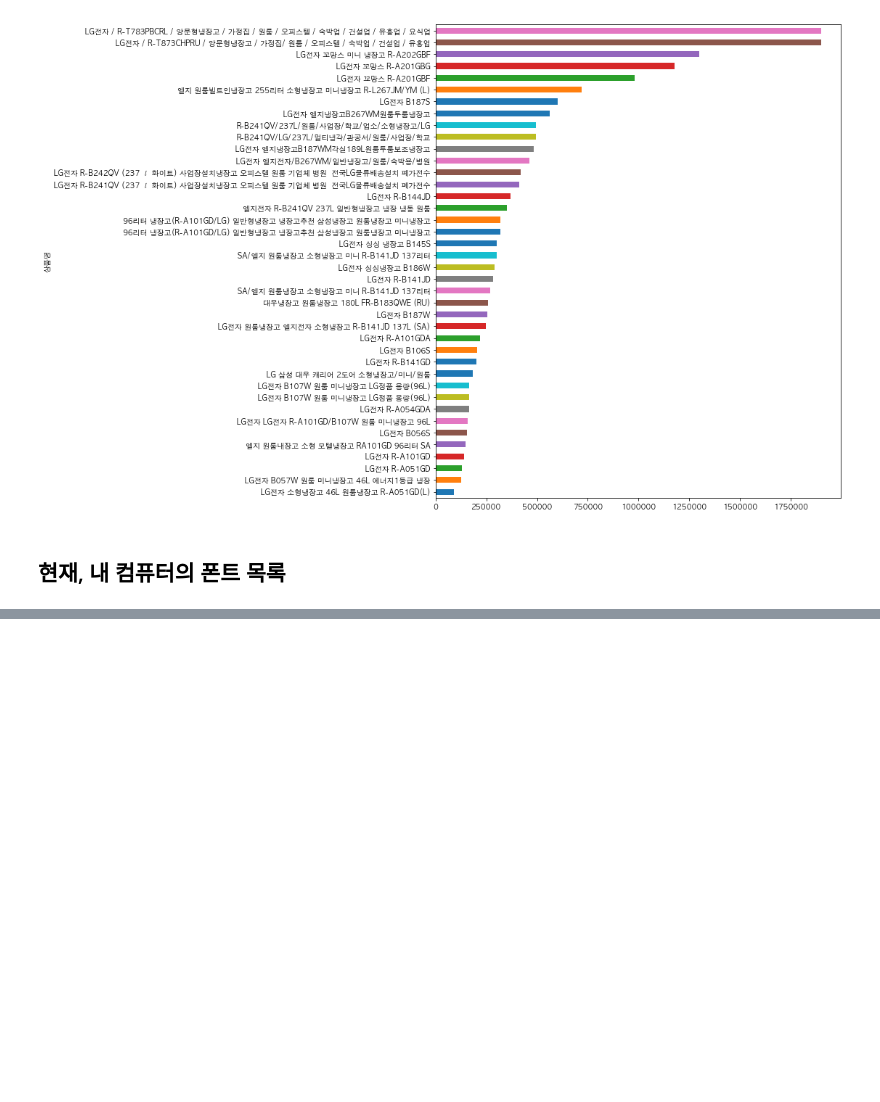
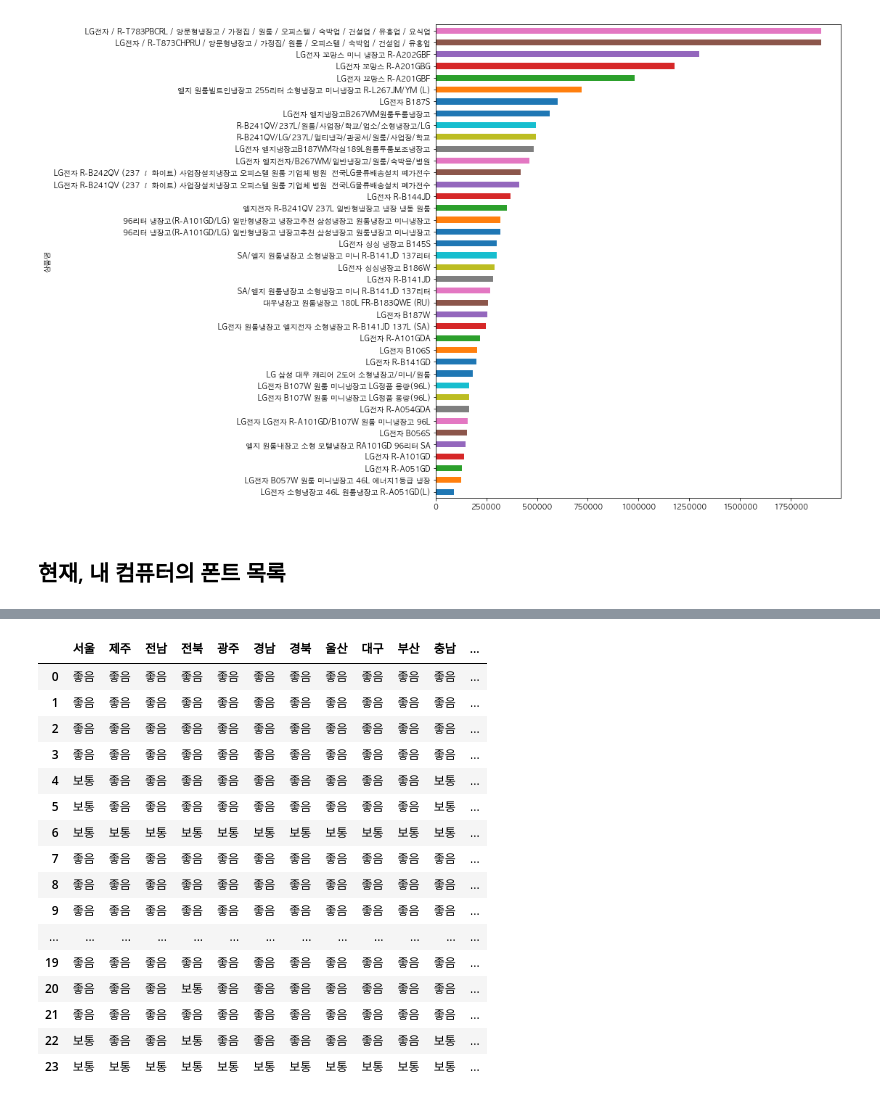
Before and after one commit to CodingSta/demo-201810-lge, a Jupyter notebook: 파이썬강의.ipynb, the cells around one changed output, grey strips where cells are left out. Cells and saved outputs as stored; diff of their text form; code cells hidden in the pictures; blank space fills up the shorter version.

```diff
--- a/파이썬강의.ipynb
+++ b/파이썬강의.ipynb
@@ -1456,0 +1521,5 @@ font_manager.fontManager.ttflist
+# %%
+# import json
+# json.loads(response.text)
+
+응답결과 = response.json()
@@ -1456,0 +1538,4 @@ font_manager.fontManager.ttflist
+# %%
+df_대기오염 = pd.DataFrame(응답결과['list'])
+print(df_대기오염.shape)
+df_대기오염.head()
@@ -1456,0 +1581,4 @@ font_manager.fontManager.ttflist
+# %%
+df_지역별 = df_대기오염['informGrade'].str.split(',', expand=True)
+print(df_지역별.shape)
+df_지역별.head()
@@ -1456,0 +1593,5 @@ font_manager.fontManager.ttflist
+# %%
+def convert_문자열(값):
+    return 값[-2:]
+
+df_지역별[0].apply(convert_문자열)
@@ -1456,0 +1616,30 @@ font_manager.fontManager.ttflist
+# %%
+지역_리스트 = [
+    '서울', '제주', '전남', '전북', '광주', '경남', '경북', '울산', '대구', '부산',
+    '충남', '충북', '세종', '대전', '영동', '영서', '경기남부', '경기북부', '인천',
+]
+
+def convert_컬럼(컬럼):
+    return 컬럼.apply(convert_문자열)
+
+df_지역별 = df_지역별.apply(convert_컬럼)  # DataFrame에서의 apply
+df_지역별.columns = 지역_리스트
+df_지역별
+# %% [output]
+|  | 서울 | 제주 | 전남 | 전북 | 광주 | 경남 | 경북 | 울산 | 대구 | 부산 | 충남 | ... |
+| 0 | 좋음 | 좋음 | 좋음 | 좋음 | 좋음 | 좋음 | 좋음 | 좋음 | 좋음 | 좋음 | 좋음 | ... |
+| 1 | 좋음 | 좋음 | 좋음 | 좋음 | 좋음 | 좋음 | 좋음 | 좋음 | 좋음 | 좋음 | 좋음 | ... |
+| 2 | 좋음 | 좋음 | 좋음 | 좋음 | 좋음 | 좋음 | 좋음 | 좋음 | 좋음 | 좋음 | 좋음 | ... |
+| 3 | 좋음 | 좋음 | 좋음 | 좋음 | 좋음 | 좋음 | 좋음 | 좋음 | 좋음 | 좋음 | 좋음 | ... |
+| 4 | 보통 | 좋음 | 좋음 | 좋음 | 좋음 | 좋음 | 좋음 | 좋음 | 좋음 | 좋음 | 보통 | ... |
+| 5 | 보통 | 좋음 | 좋음 | 좋음 | 좋음 | 좋음 | 좋음 | 좋음 | 좋음 | 좋음 | 보통 | ... |
+| 6 | 보통 | 보통 | 보통 | 보통 | 보통 | 보통 | 보통 | 보통 | 보통 | 보통 | 보통 | ... |
+| 7 | 좋음 | 좋음 | 좋음 | 좋음 | 좋음 | 좋음 | 좋음 | 좋음 | 좋음 | 좋음 | 좋음 | ... |
+| 8 | 좋음 | 좋음 | 좋음 | 좋음 | 좋음 | 좋음 | 좋음 | 좋음 | 좋음 | 좋음 | 좋음 | ... |
+| 9 | 좋음 | 좋음 | 좋음 | 좋음 | 좋음 | 좋음 | 좋음 | 좋음 | 좋음 | 좋음 | 좋음 | ... |
+| ... | ... | ... | ... | ... | ... | ... | ... | ... | ... | ... | ... | ... |
+| 19 | 좋음 | 좋음 | 좋음 | 좋음 | 좋음 | 좋음 | 좋음 | 좋음 | 좋음 | 좋음 | 좋음 | ... |
+| 20 | 좋음 | 좋음 | 좋음 | 보통 | 좋음 | 좋음 | 좋음 | 좋음 | 좋음 | 좋음 | 좋음 | ... |
+| 21 | 좋음 | 좋음 | 좋음 | 좋음 | 좋음 | 좋음 | 좋음 | 좋음 | 좋음 | 좋음 | 좋음 | ... |
+| 22 | 보통 | 좋음 | 좋음 | 보통 | 좋음 | 좋음 | 좋음 | 좋음 | 좋음 | 좋음 | 보통 | ... |
+| 23 | 보통 | 보통 | 보통 | 보통 | 보통 | 보통 | 보통 | 보통 | 보통 | 보통 | 보통 | ... |
```
Also changed, not shown: parts of 23 cells of this notebook.
